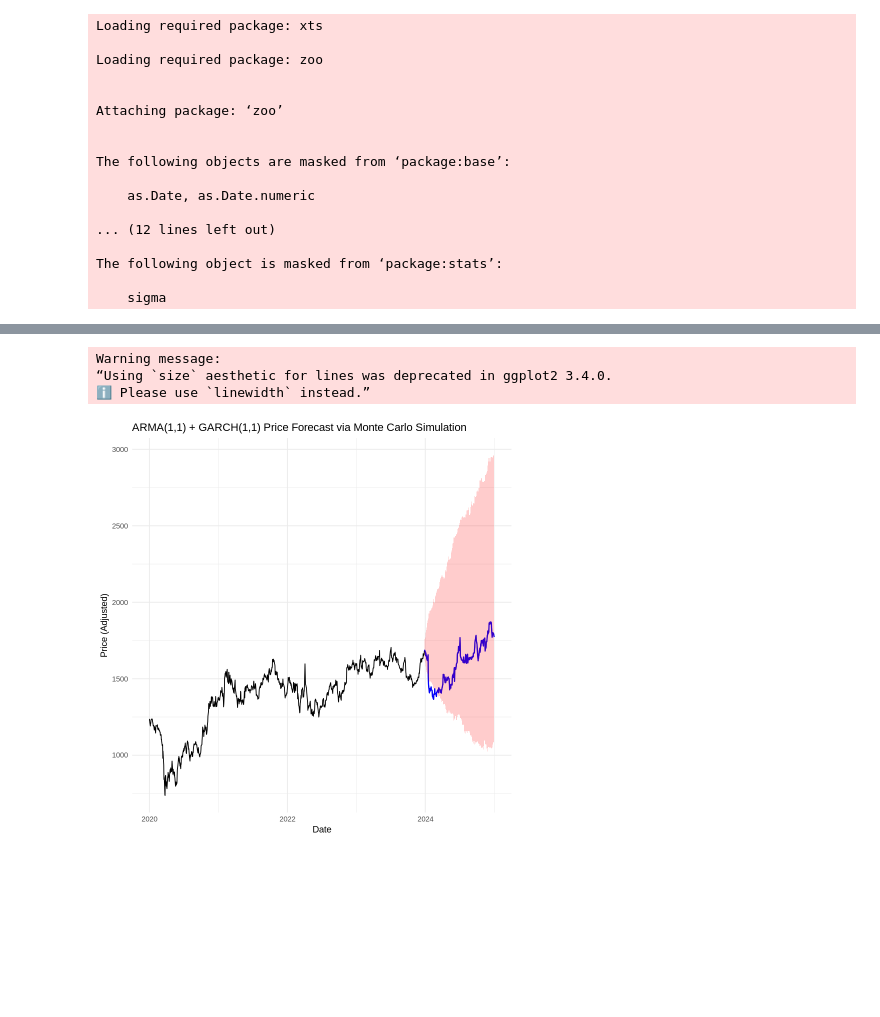
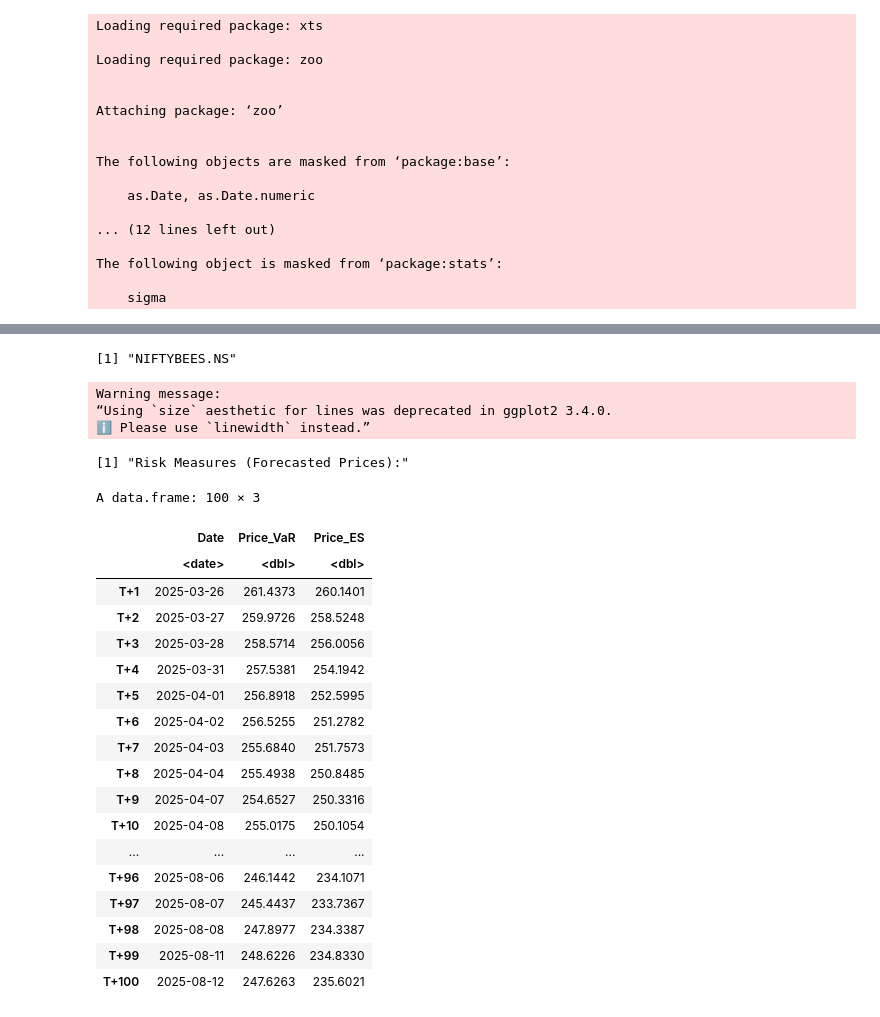
Before and after one commit to vkthakur90/Econometrics, a Jupyter notebook: Joint_ARMA(1,1)_+_GARCH(1,1)_in_R.ipynb, the cells around one changed output, grey strips where cells are left out. Drawn from its saved outputs; the diff is of its cells as text; code cells hidden in the pictures; blank space fills up the shorter version.

```diff
--- a/Joint_ARMA(1,1)_+_GARCH(1,1)_in_R.ipynb
+++ b/Joint_ARMA(1,1)_+_GARCH(1,1)_in_R.ipynb
@@ -40 +30,14 @@ getSymbols(ticker, src = "yahoo", from = start_date, to = end_date, auto.assign
+# %%
+#-----------------------------
+# 1. Download stock data from Yahoo Finance (Example: AAPL)
+# Set date range for the past 5 years
+ticker <- "NIFTYBEES.NS"
+end_date <- Sys.Date()
+start_date <- as.character(end_date - 5*365)  # approximate 5 years ago
+getSymbols(ticker, src = "yahoo", from = start_date, to = end_date)
+
+# Use Adjusted Close prices
+prices <- Ad(get(ticker))
+# %% [output]
+[1] "NIFTYBEES.NS"
 # %%
@@ -118,16 +141,20 @@ df_test <- data.frame(Date = test_price_dates,
 # %%
 #-----------------------------
-# 7. Plot the historical prices and overlay the forecast with a 95% CI for the test period
-ggplot() +
+# 7. Plot: Historical Prices, Train-Test Forecast, and Future Forecast
+# Plot 1: Train-to-Test Forecast
+p1 <- ggplot() +
+  # Historical prices (all)
   geom_line(data = df_prices, aes(x = Date, y = Price), color = "black", size = 0.5) +
-  geom_line(data = df_test, aes(x = Date, y = Price), color = "blue", size = 0.7) +
-  geom_ribbon(data = df_forecast, aes(x = Date, ymin = Lower, ymax = Upper),
+  # Forecast from Train Model on Test Period
+  geom_ribbon(data = df_test_forecast, aes(x = Date, ymin = Lower, ymax = Upper),
               fill = "red", alpha = 0.2) +
-  labs(title = "ARMA(1,1) + GARCH(1,1) Price Forecast via Monte Carlo Simulation",
+  # Actual Test Prices
+  geom_line(data = df_test_actual, aes(x = Date, y = Price), color = "blue", size = 0.7) +
+  labs(title = "Train-to-Test Forecast",
+       subtitle = "ARMA(1,1)+GARCH(1,1) model fitted on Train Data",
        x = "Date", y = "Price (Adjusted)") +
   theme_minimal()
 # %% [output]
 Warning message:
 “Using `size` aesthetic for lines was deprecated in ggplot2 3.4.0.
 ℹ Please use `linewidth` instead.”
-[figure, removed]
@@ -133,0 +176,43 @@ Warning message:
+# %%
+#----------------------------------
+# 7. Calculate VaR and Expected Shortfall (ES) in Price Levels
+# We use a 5% significance level (i.e. 95% confidence level)
+alpha <- 0.05
+
+# For each forecast day, compute VaR as the alpha quantile of simulated prices
+price_VaR <- apply(sim_full_prices, 1, quantile, probs = alpha)
+
+# Compute ES as the average of simulated prices that fall below the VaR threshold
+price_ES <- sapply(1:n_future, function(i) {
+  mean(sim_full_prices[i, sim_full_prices[i, ] <= price_VaR[i]])
+})
+
+# Create a data frame with the risk measures and forecast dates
+df_price_risk <- data.frame(Date = future_dates,
+                            Price_VaR = price_VaR,
+                            Price_ES = price_ES)
+
+# Print the risk measures table (expressed in price level)
+print("Risk Measures (Forecasted Prices):")
+df_price_risk
+# %% [output]
+[1] "Risk Measures (Forecasted Prices):"
+A data.frame: 100 × 3
+|  | Date | Price_VaR | Price_ES |
+|  | <date> | <dbl> | <dbl> |
+| T+1 | 2025-03-26 | 261.4373 | 260.1401 |
+| T+2 | 2025-03-27 | 259.9726 | 258.5248 |
+| T+3 | 2025-03-28 | 258.5714 | 256.0056 |
+| T+4 | 2025-03-31 | 257.5381 | 254.1942 |
+| T+5 | 2025-04-01 | 256.8918 | 252.5995 |
+| T+6 | 2025-04-02 | 256.5255 | 251.2782 |
+| T+7 | 2025-04-03 | 255.6840 | 251.7573 |
+| T+8 | 2025-04-04 | 255.4938 | 250.8485 |
+| T+9 | 2025-04-07 | 254.6527 | 250.3316 |
+| T+10 | 2025-04-08 | 255.0175 | 250.1054 |
+| ... | ... | ... | ... |
+| T+96 | 2025-08-06 | 246.1442 | 234.1071 |
+| T+97 | 2025-08-07 | 245.4437 | 233.7367 |
+| T+98 | 2025-08-08 | 247.8977 | 234.3387 |
+| T+99 | 2025-08-11 | 248.6226 | 234.8330 |
+| T+100 | 2025-08-12 | 247.6263 | 235.6021 |
```
Also changed, not shown: parts of 22 cells of this notebook.
